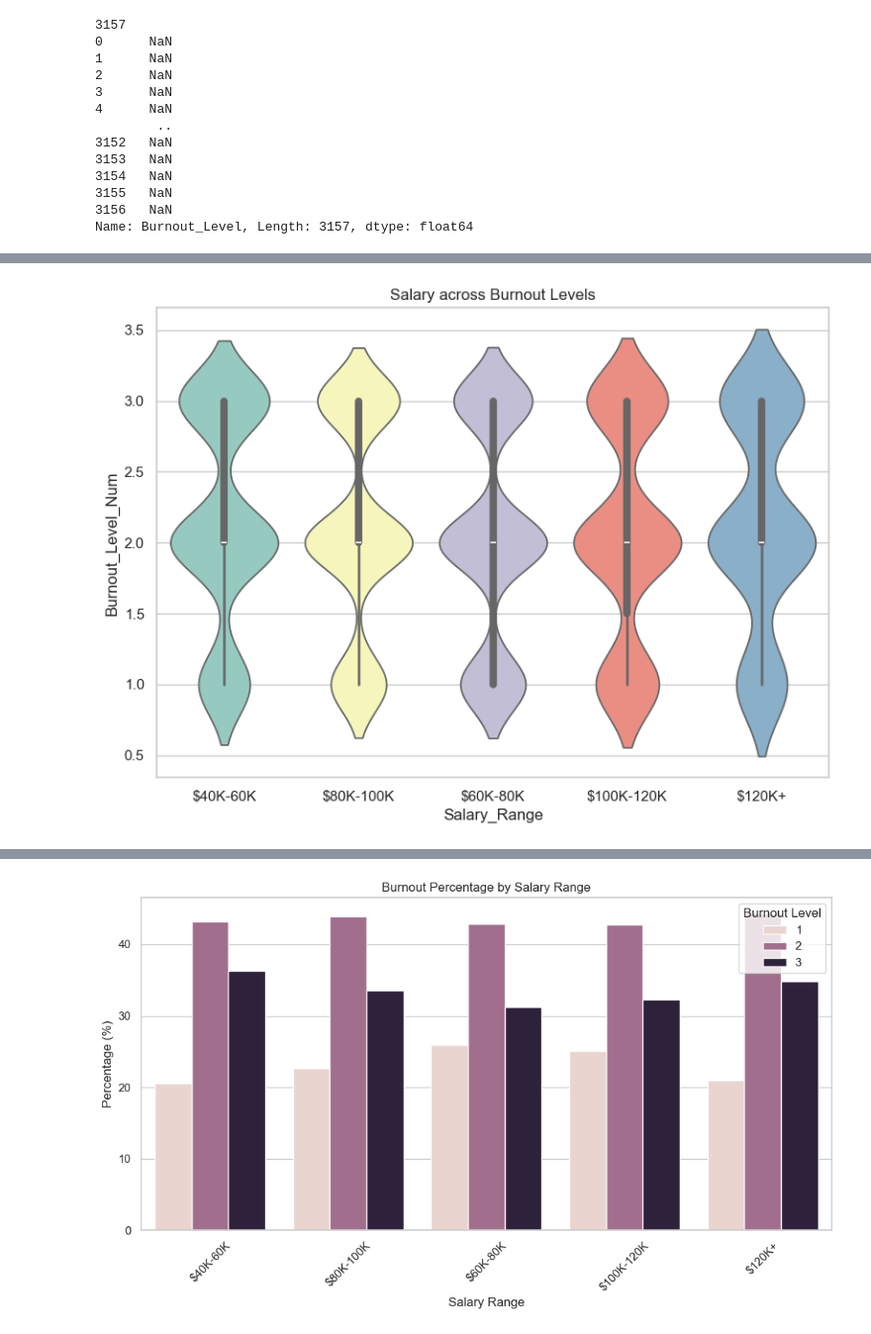
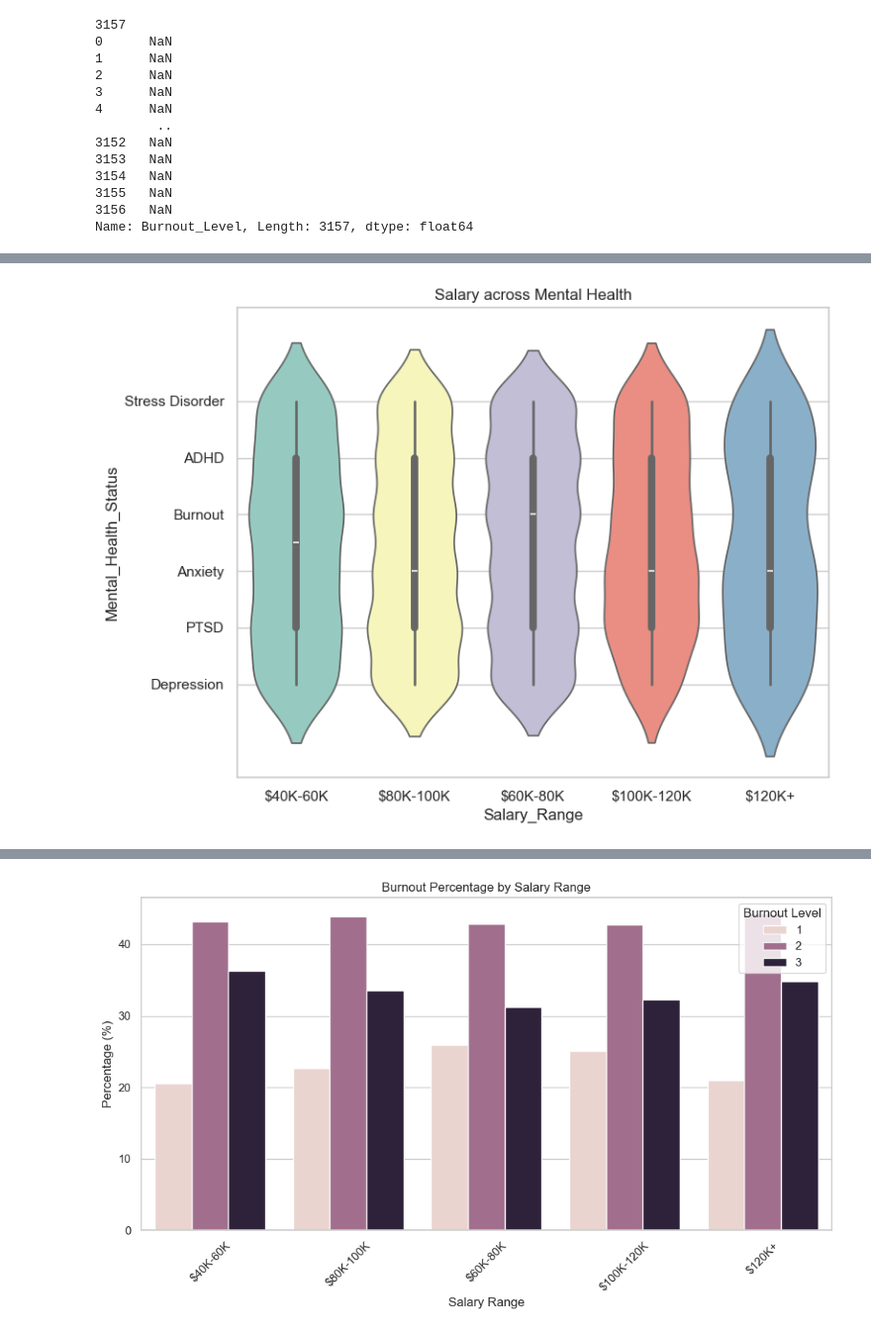
Before and after one commit to FlaviaCosta1037/mental-health-at-work, a Jupyter notebook: main.ipynb, the cells around one changed output, grey strips where cells are left out. Shown at 99% size. Drawn from its saved outputs; the diff is of its cells as text; code cells hidden in the pictures.

```diff
--- a/main.ipynb
+++ b/main.ipynb
@@ -98,3 +111,5 @@ array(['High', 'Medium', 'Low'], dtype=object)
+# %%
+df['Mental_Health_Status_Num'] = df['Mental_Health_Status'].notna().astype(int)
 # %%
 category = ['Gender', 'Region', 'Industry',
                'Work_Arrangement', 'Mental_Health_Status',
@@ -186,8 +201,8 @@ plt.show()
 # %%
 plt.figure(figsize=(8, 6))
-sns.violinplot(data=df, x='Salary_Range', y='Burnout_Level_Num', palette='Set3')
-plt.title('Salary across Burnout Levels')
+sns.violinplot(data=df, x='Salary_Range', y='Mental_Health_Status', palette='Set3')
+plt.title('Salary across Mental Health')
 plt.tight_layout()
 plt.show()
 # %% [output]
-[figure, old version]
+[figure, new version]
```
Also changed, not shown: parts of 15 cells of this notebook, 1 other file.
